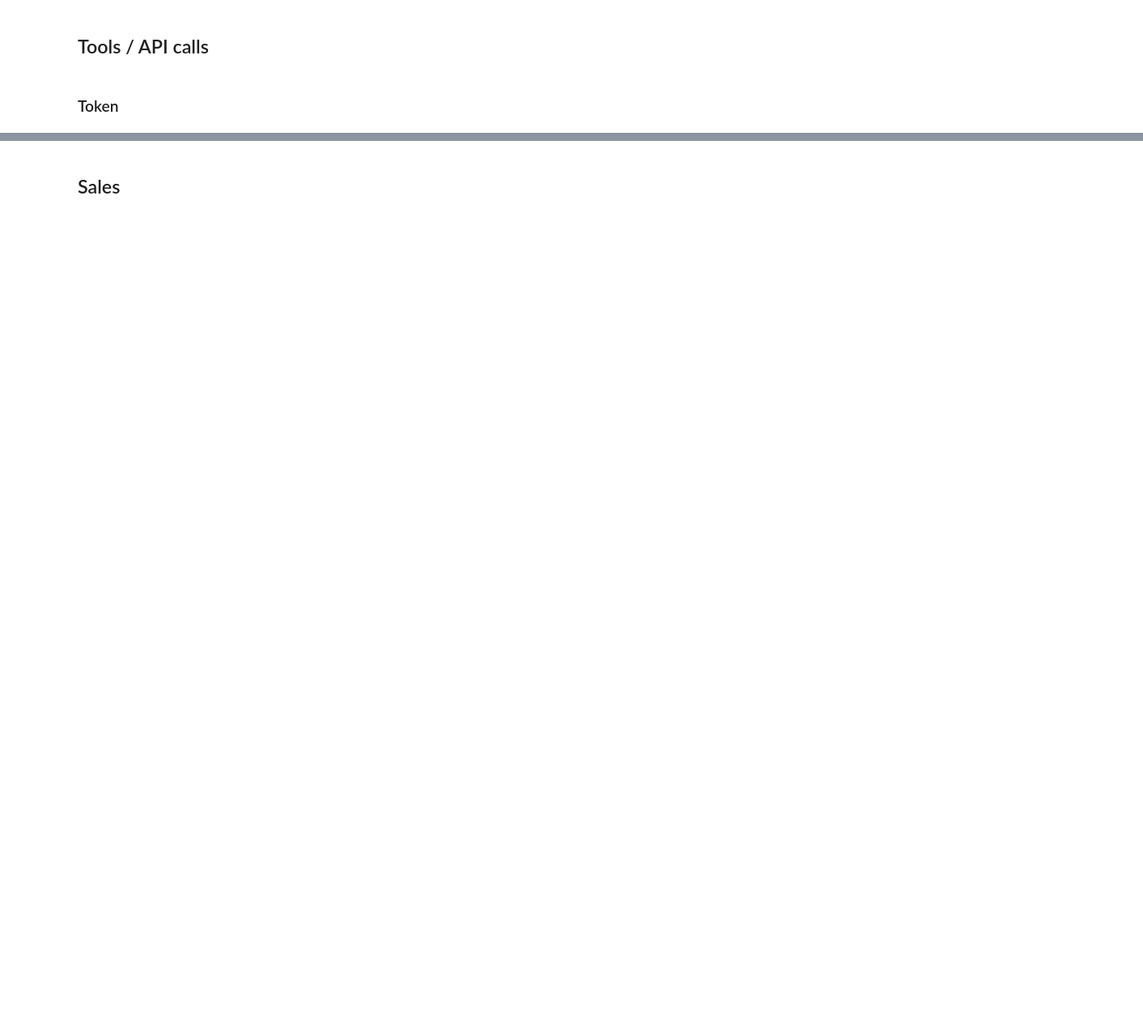
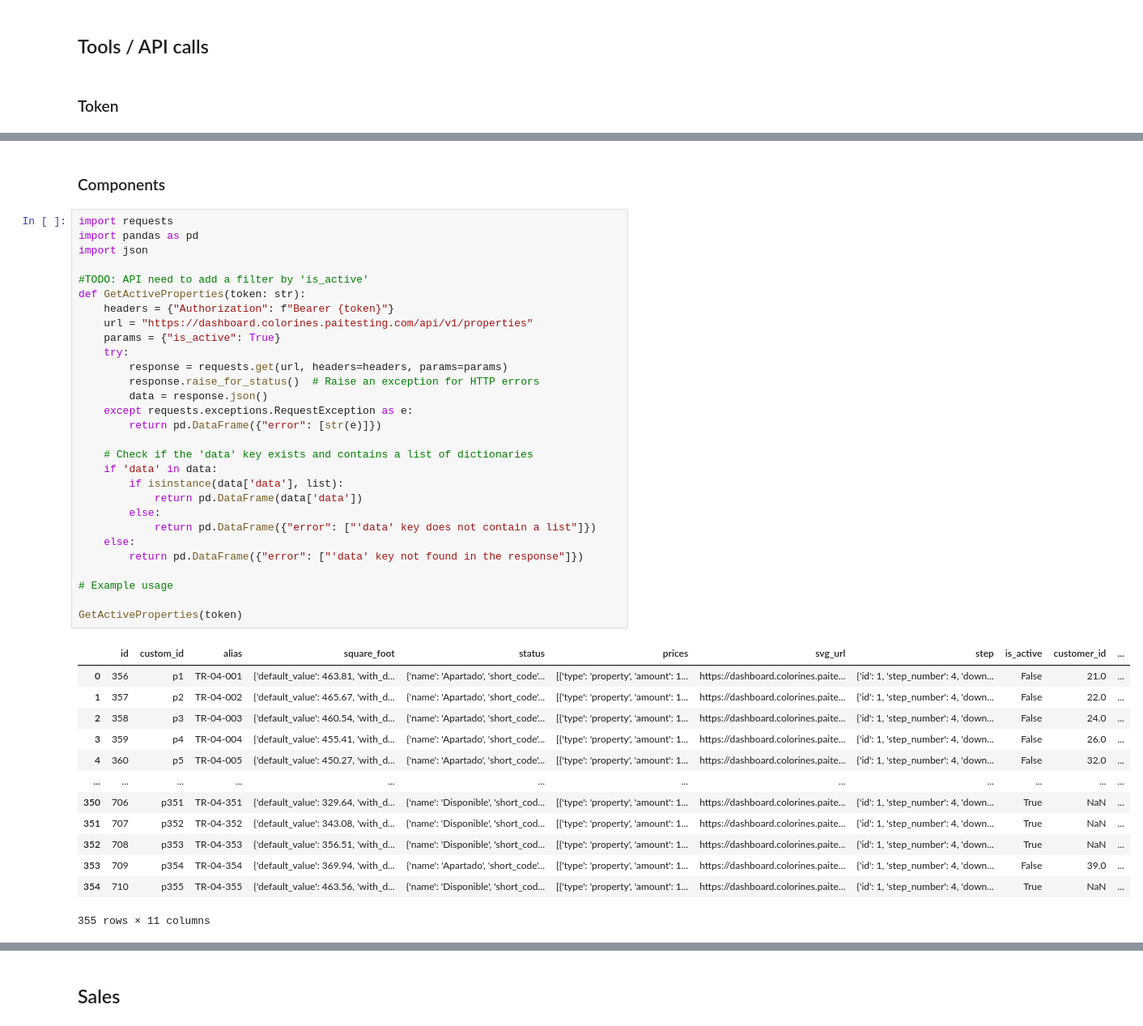
Before and after one commit to ItsShinyAlex/langchain-agent-demo, a Jupyter notebook: langchain_agent_demo.ipynb, the cells around one changed output, grey strips where cells are left out. Shown: that part at 81% size. Drawn from its saved outputs; the diff is of its cells as text; blank space fills up the shorter version.

Commit message:
Update: changed get sales to get last sale because of tokens. Started to develop components to preprocess data before the model get it as context.

```diff
--- a/langchain_agent_demo.ipynb
+++ b/langchain_agent_demo.ipynb
@@ -139,3 +143,48 @@ Token: 2033|2Pabh25pEbV0wNMSapv2T606ceydWLtdAZOxyRD1e121fbb4
+# %% [markdown]
+### Components
+# %%
+import requests
+import pandas as pd
+import json
+
+#TODO: API need to add a filter by 'is_active'
+def GetActiveProperties(token: str):
+    headers = {"Authorization": f"Bearer {token}"}
+    url = "https://dashboard.colorines.paitesting.com/api/v1/properties"
+    params = {"is_active": True}
+    try:
+        response = requests.get(url, headers=headers, params=params)
+        response.raise_for_status()  # Raise an exception for HTTP errors
+        data = response.json()
+    except requests.exceptions.RequestException as e:
+        return pd.DataFrame({"error": [str(e)]})
+
+    # Check if the 'data' key exists and contains a list of dictionaries
+    if 'data' in data:
+        if isinstance(data['data'], list):
+            return pd.DataFrame(data['data'])
+        else:
+            return pd.DataFrame({"error": ["'data' key does not contain a list"]})
+    else:
+        return pd.DataFrame({"error": ["'data' key not found in the response"]})
+
+# Example usage
+
+GetActiveProperties(token)
+# %% [output]
+|  | id | custom_id | alias | square_foot | status | prices | svg_url | step | is_active | customer_id | ... |
+| 0 | 356 | p1 | TR-04-001 | {'default_value': 463.81, 'with_d... | {'name': 'Apartado', 'short_code'... | [{'type': 'property', 'amount': 1... | https://dashboard.colorines.paite... | {'id': 1, 'step_number': 4, 'down... | False | 21.0 | ... |
+| 1 | 357 | p2 | TR-04-002 | {'default_value': 465.67, 'with_d... | {'name': 'Apartado', 'short_code'... | [{'type': 'property', 'amount': 1... | https://dashboard.colorines.paite... | {'id': 1, 'step_number': 4, 'down... | False | 22.0 | ... |
+| 2 | 358 | p3 | TR-04-003 | {'default_value': 460.54, 'with_d... | {'name': 'Apartado', 'short_code'... | [{'type': 'property', 'amount': 1... | https://dashboard.colorines.paite... | {'id': 1, 'step_number': 4, 'down... | False | 24.0 | ... |
+| 3 | 359 | p4 | TR-04-004 | {'default_value': 455.41, 'with_d... | {'name': 'Apartado', 'short_code'... | [{'type': 'property', 'amount': 1... | https://dashboard.colorines.paite... | {'id': 1, 'step_number': 4, 'down... | False | 26.0 | ... |
+| 4 | 360 | p5 | TR-04-005 | {'default_value': 450.27, 'with_d... | {'name': 'Apartado', 'short_code'... | [{'type': 'property', 'amount': 1... | https://dashboard.colorines.paite... | {'id': 1, 'step_number': 4, 'down... | False | 32.0 | ... |
+| ... | ... | ... | ... | ... | ... | ... | ... | ... | ... | ... | ... |
+| 350 | 706 | p351 | TR-04-351 | {'default_value': 329.64, 'with_d... | {'name': 'Disponible', 'short_cod... | [{'type': 'property', 'amount': 1... | https://dashboard.colorines.paite... | {'id': 1, 'step_number': 4, 'down... | True | NaN | ... |
+| 351 | 707 | p352 | TR-04-352 | {'default_value': 343.08, 'with_d... | {'name': 'Disponible', 'short_cod... | [{'type': 'property', 'amount': 1... | https://dashboard.colorines.paite... | {'id': 1, 'step_number': 4, 'down... | True | NaN | ... |
+| 352 | 708 | p353 | TR-04-353 | {'default_value': 356.51, 'with_d... | {'name': 'Disponible', 'short_cod... | [{'type': 'property', 'amount': 1... | https://dashboard.colorines.paite... | {'id': 1, 'step_number': 4, 'down... | True | NaN | ... |
+| 353 | 709 | p354 | TR-04-354 | {'default_value': 369.94, 'with_d... | {'name': 'Apartado', 'short_code'... | [{'type': 'property', 'amount': 1... | https://dashboard.colorines.paite... | {'id': 1, 'step_number': 4, 'down... | False | 39.0 | ... |
+| 354 | 710 | p355 | TR-04-355 | {'default_value': 463.56, 'with_d... | {'name': 'Disponible', 'short_cod... | [{'type': 'property', 'amount': 1... | https://dashboard.colorines.paite... | {'id': 1, 'step_number': 4, 'down... | True | NaN | ... |
+355 rows × 11 columns
 # %%
 from langchain_core.tools import tool
 import requests
```
Also changed, not shown: parts of 8 cells of this notebook.
